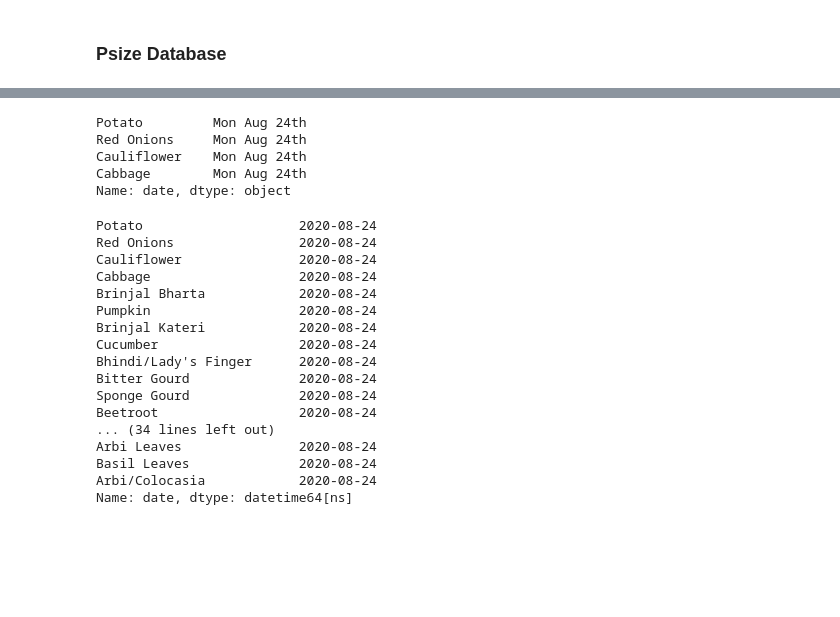
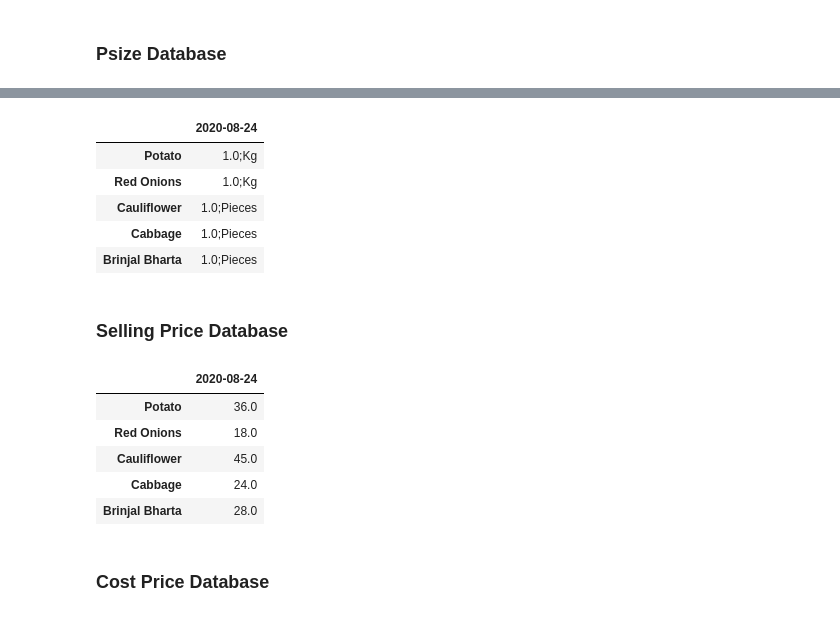
Before and after one commit to ads1419/zoho-bhor-farms, a Jupyter notebook: maintain-databases.ipynb, the cells around one changed output, grey strips where cells are left out. Cells and saved outputs as stored; diff of their text form; code cells hidden in the pictures; blank space fills up the shorter version.

```diff
--- a/maintain-databases.ipynb
+++ b/maintain-databases.ipynb
@@ -90,10 +86,12 @@ import numpy as np
 # %%
+items_dict = {}
+
 for item in all_items:
     dct = {}
     dct['packing_size'] = get_packing_size(item)
     dct['unit'] = get_unit(item)
-#     if item == 'Cherry Tomatoes': item = 'Cherry Tomato'
-#     if item == 'Potatoes': item = 'Potato'
+    if item == 'Cherry Tomatoes': item = 'Cherry Tomato'
+    if item == 'Potatoes': item = 'Potato'
 
     dct['sell_price'] = get_sell_price(item)
     dct['cost_price'] = get_cost_price(item)
@@ -146,28 +118,14 @@ for dt in psizedb_df.date.unique():
-# %%
-dtsrs[:4]
-# %% [output]
-Potato         Mon Aug 24th
-Red Onions     Mon Aug 24th
-Cauliflower    Mon Aug 24th
-Cabbage        Mon Aug 24th
-Name: date, dtype: object
-# %%
-pd.to_datetime(dtsrs.apply(lambda x: (x[:-2] + ' 2020')), format='%a %b %d %Y')
-# %% [output]
-Potato                    2020-08-24
-Red Onions                2020-08-24
-Cauliflower               2020-08-24
-Cabbage                   2020-08-24
-Brinjal Bharta            2020-08-24
-Pumpkin                   2020-08-24
-Brinjal Kateri            2020-08-24
-Cucumber                  2020-08-24
-Bhindi/Lady's Finger      2020-08-24
-Bitter Gourd              2020-08-24
-Sponge Gourd              2020-08-24
-Beetroot                  2020-08-24
-... (34 lines left out)
-Arbi Leaves               2020-08-24
-Basil Leaves              2020-08-24
-Arbi/Colocasia            2020-08-24
-Name: date, dtype: datetime64[ns]
+# %%
+ddf = items_df.copy(deep=True)
+# %%
+ddf[str(ddf.date[0]).split()[0]] = ddf['packing_size'].astype(str) + ';' + ddf['unit']
+# %%
+ddf.drop(columns=['date', 'sell_price', 'cost_price', 'packing_size', 'unit'], inplace=True)
+ddf.head()
+# %% [output]
+|  | 2020-08-24 |
+| Potato | 1.0;Kg |
+| Red Onions | 1.0;Kg |
+| Cauliflower | 1.0;Pieces |
+| Cabbage | 1.0;Pieces |
+| Brinjal Bharta | 1.0;Pieces |
@@ -173,0 +139,2 @@ Name: date, dtype: datetime64[ns]
+# %% [markdown]
+### Selling Price Database
@@ -173,0 +147,10 @@ Name: date, dtype: datetime64[ns]
+# %%
+ddf.drop(columns=['date', 'sell_price', 'cost_price', 'packing_size', 'unit'], inplace=True)
+ddf.head()
+# %% [output]
+|  | 2020-08-24 |
+| Potato | 36.0 |
+| Red Onions | 18.0 |
+| Cauliflower | 45.0 |
+| Cabbage | 24.0 |
+| Brinjal Bharta | 28.0 |
@@ -173,0 +164,2 @@ Name: date, dtype: datetime64[ns]
+# %% [markdown]
+### Cost Price Database
```
Also changed, not shown: parts of 18 cells of this notebook.
